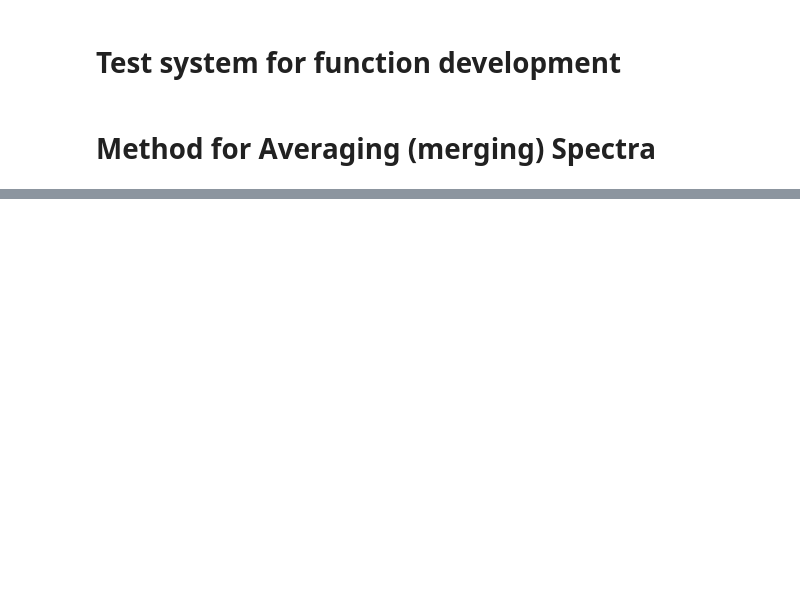
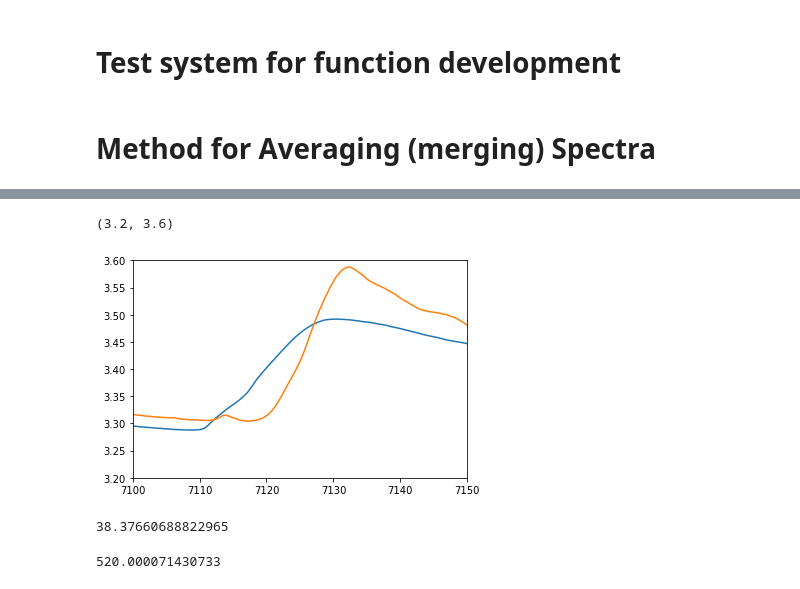
Before and after one commit to ahoffm02/catXAS, a Jupyter notebook: notebooks/Test Bed.ipynb, the cells around one changed output, grey strips where cells are left out. Cells and saved outputs as stored; diff of their text form; code cells hidden in the pictures; blank space fills up the shorter version.

```diff
--- a/notebooks/Test Bed.ipynb
+++ b/notebooks/Test Bed.ipynb
@@ -33,10 +33,10 @@ import matplotlib.gridspec as gridspec
 # Where is the data?
 
 # Directory Containing Experiment:
-pickle_dir = r'D:\UU QEXAFS Workup\Nina - BF31\QEXAFS Python Workup Testing 20220922'
+pickle_dir = r'D:\UU QEXAFS Workup\Nina - BF31\Fe Edge\Up\Results\Step B'
 
 # Name of Experiment (must include extension '.pickle')
-pickle_name = 'BF31-Fe-All.pickle'
+pickle_name = 'BF31-Fe-B.pickle'
 # %%
 # DO NOT MODIFY BELOW
 
@@ -130,8 +156,8 @@ interact(plot_scans_Vline,
 # %%
 # Value from above plot
 
-steaty_state_starts = 50
+steaty_state_starts = 2200
 
 # Downselect spectra list for merging
 
-merge_spectra_list = specrta_list[steaty_state_starts:]
+merge_spectra_list = spectra_list[steaty_state_starts:]
@@ -138,3 +184,26 @@ merge_spectra_list = specrta_list[steaty_state_starts:]
 # %%
 # Create Merged Spectra
-merged_spectra = merge_spectra(my_exp, merge_spectra_list)
+merged_spectra1 = exp.merge_spectra(my_exp, spectra_list[steaty_state_starts:])
+merged_spectra2 = exp.merge_spectra(my_exp, spectra_list[:100])
+# %%
+x1 = merged_spectra1['Absorption Spectra']['mu Sample'].energy[100:]
+y1 = merged_spectra1['Absorption Spectra']['mu Sample'].mu[100:]
+
+x2 = merged_spectra2['Absorption Spectra']['mu Sample'].energy[100:]
+y2 = merged_spectra2['Absorption Spectra']['mu Sample'].mu[100:]
+# %%
+plt.plot(x1,y1)
+plt.plot(x2,y2)
+plt.xlim(7100, 7150)
+plt.ylim(3.2,3.6)
+# %% [output]
+(3.2, 3.6)
+[figure, added]
+# %%
+merged_spectra2['Process Values']['TR1 T [°C]']
+# %% [output]
+38.37660688822965
+# %%
+merged_spectra1['Process Values']['TR1 T [°C]']
+# %% [output]
+520.000071430733
```
Also changed, not shown: parts of 20 cells of this notebook, 5 other files.
